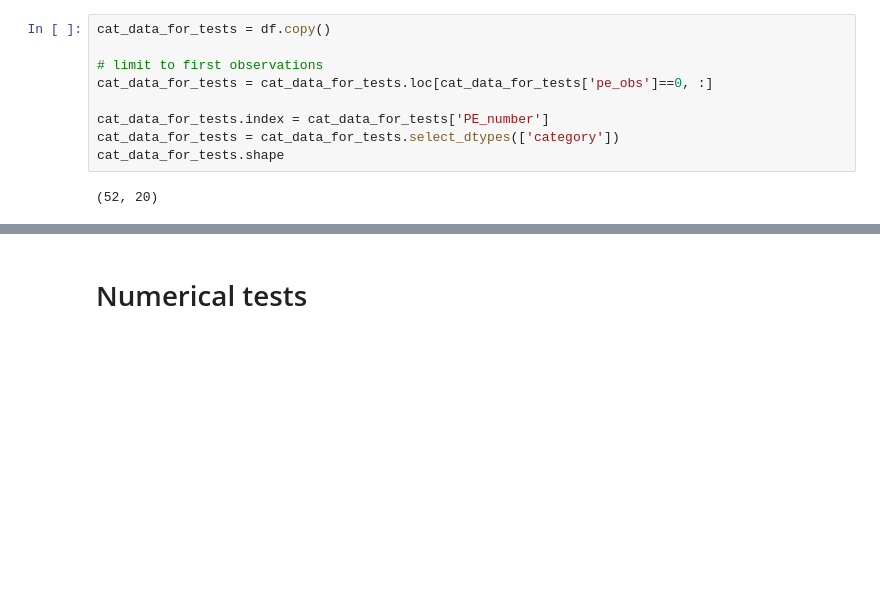
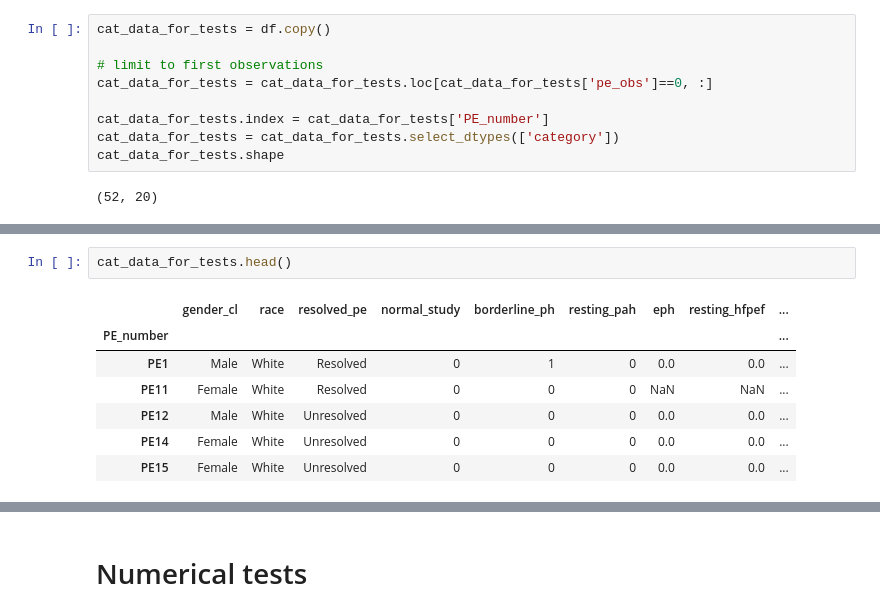
Before and after one commit to qaust/iCPET, a Jupyter notebook: src/summary_stats.ipynb, the cells around one changed output, grey strips where cells are left out. Saved outputs shown, nothing was run; the diff lists cells and outputs as text; blank space fills up the shorter version.

```diff
--- a/src/summary_stats.ipynb
+++ b/src/summary_stats.ipynb
@@ -348,0 +381,10 @@ cat_data_last_prior.shape
+# %%
+cat_data_for_tests.head()
+# %% [output]
+|  | gender_cl | race | resolved_pe | normal_study | borderline_ph | resting_pah | eph | resting_hfpef | ... |
+| PE_number |  |  |  |  |  |  |  |  | ... |
+| PE1 | Male | White | Resolved | 0 | 1 | 0 | 0.0 | 0.0 | ... |
+| PE11 | Female | White | Resolved | 0 | 0 | 0 | NaN | NaN | ... |
+| PE12 | Male | White | Unresolved | 0 | 0 | 0 | 0.0 | 0.0 | ... |
+| PE14 | Female | White | Unresolved | 0 | 0 | 0 | 0.0 | 0.0 | ... |
+| PE15 | Female | White | Unresolved | 0 | 0 | 0 | 0.0 | 0.0 | ... |
```
Also changed, not shown: parts of 35 cells of this notebook, 6 other files.
